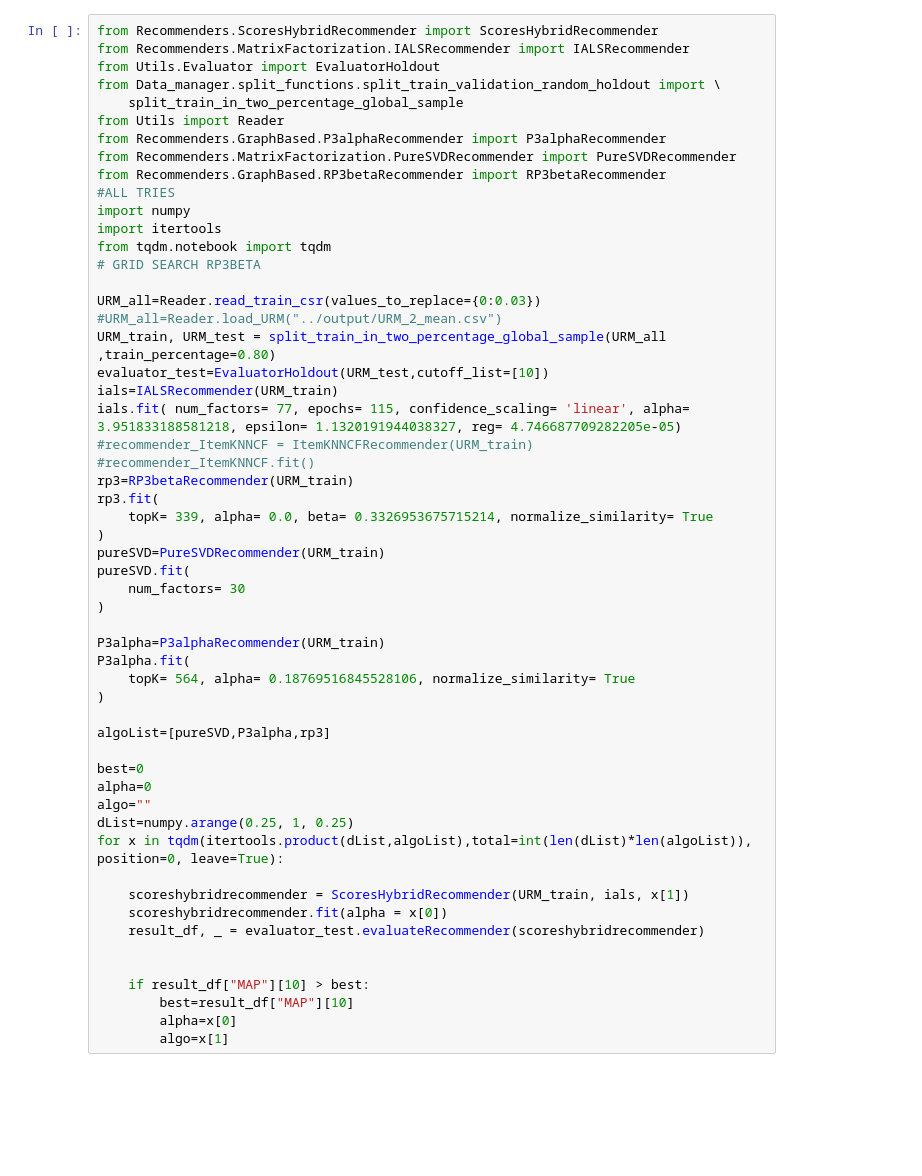
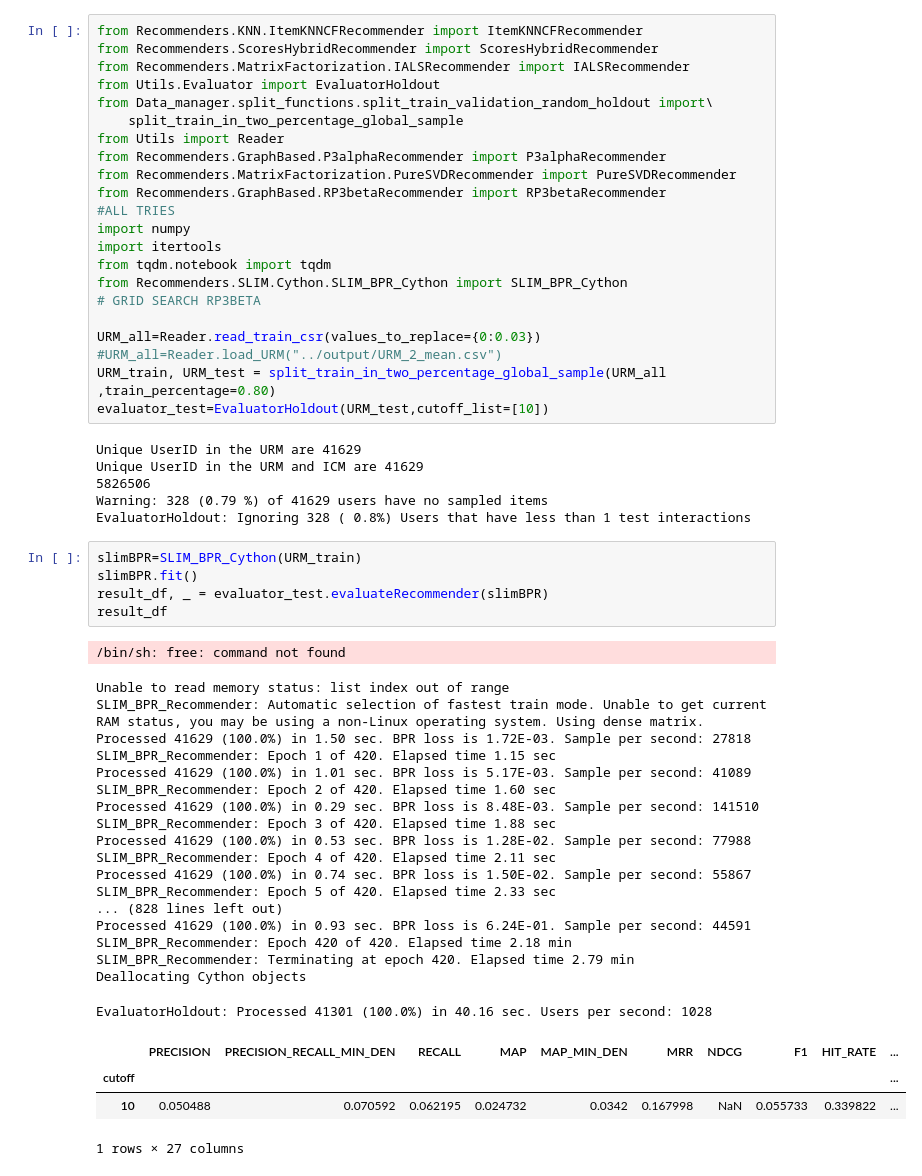
Before and after one commit to marcofasa/RecSys-Challenge-2022-Polimi, a Jupyter notebook: Utils/Grid_Rec.ipynb, the cells around one changed output. Drawn from its saved outputs; the diff is of its cells as text; blank space fills up the shorter version.

```diff
--- a/Utils/Grid_Rec.ipynb
+++ b/Utils/Grid_Rec.ipynb
@@ -1,8 +1,9 @@
 # %%
+from Recommenders.KNN.ItemKNNCFRecommender import ItemKNNCFRecommender
 from Recommenders.ScoresHybridRecommender import ScoresHybridRecommender
 from Recommenders.MatrixFactorization.IALSRecommender import IALSRecommender
 from Utils.Evaluator import EvaluatorHoldout
-from Data_manager.split_functions.split_train_validation_random_holdout import \
+from Data_manager.split_functions.split_train_validation_random_holdout import\
     split_train_in_two_percentage_global_sample
 from Utils import Reader
 from Recommenders.GraphBased.P3alphaRecommender import P3alphaRecommender
@@ -12,44 +13,45 @@ from Recommenders.GraphBased.RP3betaRecommender import RP3betaRecommender
 import numpy
 import itertools
 from tqdm.notebook import tqdm
+from Recommenders.SLIM.Cython.SLIM_BPR_Cython import SLIM_BPR_Cython
 # GRID SEARCH RP3BETA
 
 URM_all=Reader.read_train_csr(values_to_replace={0:0.03})
 #URM_all=Reader.load_URM("../output/URM_2_mean.csv")
 URM_train, URM_test = split_train_in_two_percentage_global_sample(URM_all ,train_percentage=0.80)
 evaluator_test=EvaluatorHoldout(URM_test,cutoff_list=[10])
-ials=IALSRecommender(URM_train)
-ials.fit( num_factors= 77, epochs= 115, confidence_scaling= 'linear', alpha=  3.951833188581218, epsilon= 1.1320191944038327, reg= 4.746687709282205e-05)
-#recommender_ItemKNNCF = ItemKNNCFRecommender(URM_train)
-#recommender_ItemKNNCF.fit()
-rp3=RP3betaRecommender(URM_train)
-rp3.fit(
-    topK= 339, alpha= 0.0, beta= 0.3326953675715214, normalize_similarity= True
-)
-pureSVD=PureSVDRecommender(URM_train)
-pureSVD.fit(
-    num_factors= 30
-)
-
-P3alpha=P3alphaRecommender(URM_train)
-P3alpha.fit(
-    topK= 564, alpha= 0.18769516845528106, normalize_similarity= True
-)
-
-algoList=[pureSVD,P3alpha,rp3]
-
-best=0
-alpha=0
-algo=""
-dList=numpy.arange(0.25, 1, 0.25)
-for x in tqdm(itertools.product(dList,algoList),total=int(len(dList)*len(algoList)), position=0, leave=True):
-
-    scoreshybridrecommender = ScoresHybridRecommender(URM_train, ials, x[1])
-    scoreshybridrecommender.fit(alpha = x[0])
-    result_df, _ = evaluator_test.evaluateRecommender(scoreshybridrecommender)
-
-
-    if result_df["MAP"][10] > best:
-        best=result_df["MAP"][10]
-        alpha=x[0]
-        algo=x[1]
+# %% [output]
+Unique UserID in the URM are 41629
+Unique UserID in the URM and ICM are 41629
+5826506
+Warning: 328 (0.79 %) of 41629 users have no sampled items
+EvaluatorHoldout: Ignoring 328 ( 0.8%) Users that have less than 1 test interactions
+# %%
+slimBPR=SLIM_BPR_Cython(URM_train)
+slimBPR.fit()
+result_df, _ = evaluator_test.evaluateRecommender(slimBPR)
+result_df
+# %% [output]
+/bin/sh: free: command not found
+Unable to read memory status: list index out of range
+SLIM_BPR_Recommender: Automatic selection of fastest train mode. Unable to get current RAM status, you may be using a non-Linux operating system. Using dense matrix.
+Processed 41629 (100.0%) in 1.50 sec. BPR loss is 1.72E-03. Sample per second: 27818
+SLIM_BPR_Recommender: Epoch 1 of 420. Elapsed time 1.15 sec
+Processed 41629 (100.0%) in 1.01 sec. BPR loss is 5.17E-03. Sample per second: 41089
+SLIM_BPR_Recommender: Epoch 2 of 420. Elapsed time 1.60 sec
+Processed 41629 (100.0%) in 0.29 sec. BPR loss is 8.48E-03. Sample per second: 141510
+SLIM_BPR_Recommender: Epoch 3 of 420. Elapsed time 1.88 sec
+Processed 41629 (100.0%) in 0.53 sec. BPR loss is 1.28E-02. Sample per second: 77988
+SLIM_BPR_Recommender: Epoch 4 of 420. Elapsed time 2.11 sec
+Processed 41629 (100.0%) in 0.74 sec. BPR loss is 1.50E-02. Sample per second: 55867
+SLIM_BPR_Recommender: Epoch 5 of 420. Elapsed time 2.33 sec
+... (828 lines left out)
+Processed 41629 (100.0%) in 0.93 sec. BPR loss is 6.24E-01. Sample per second: 44591
+SLIM_BPR_Recommender: Epoch 420 of 420. Elapsed time 2.18 min
+SLIM_BPR_Recommender: Terminating at epoch 420. Elapsed time 2.79 min
+Deallocating Cython objects
+EvaluatorHoldout: Processed 41301 (100.0%) in 40.16 sec. Users per second: 1028
+|  | PRECISION | PRECISION_RECALL_MIN_DEN | RECALL | MAP | MAP_MIN_DEN | MRR | NDCG | F1 | HIT_RATE | ... |
+| cutoff |  |  |  |  |  |  |  |  |  | ... |
+| 10 | 0.050488 | 0.070592 | 0.062195 | 0.024732 | 0.0342 | 0.167998 | NaN | 0.055733 | 0.339822 | ... |
+1 rows × 27 columns
```
Also changed, not shown: parts of 13 cells of this notebook, 44 other files.
